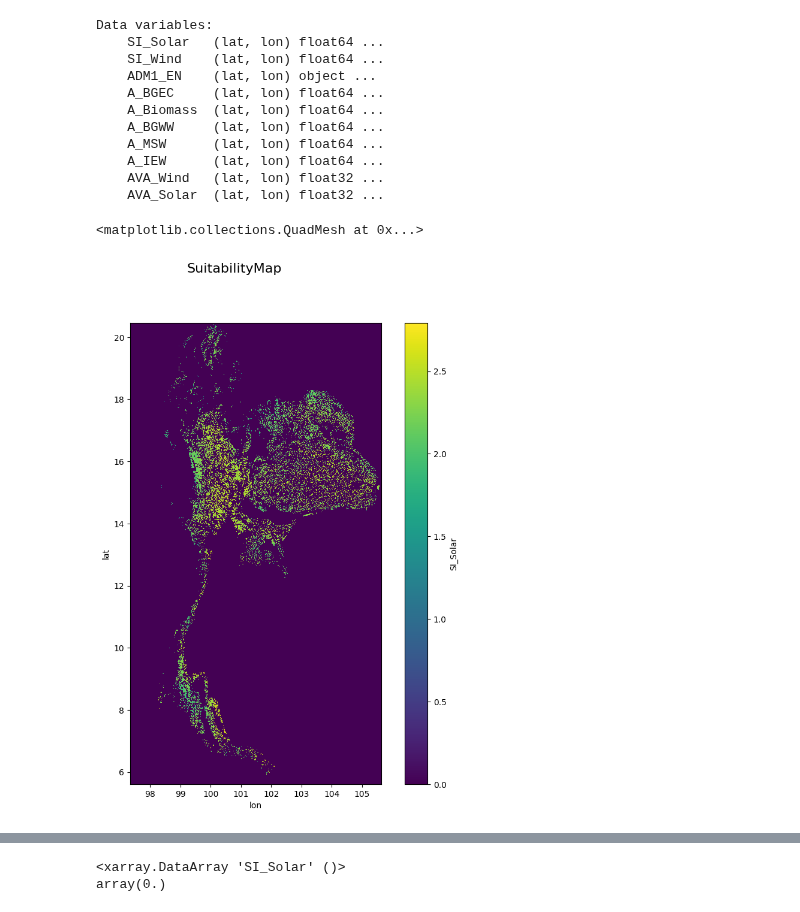
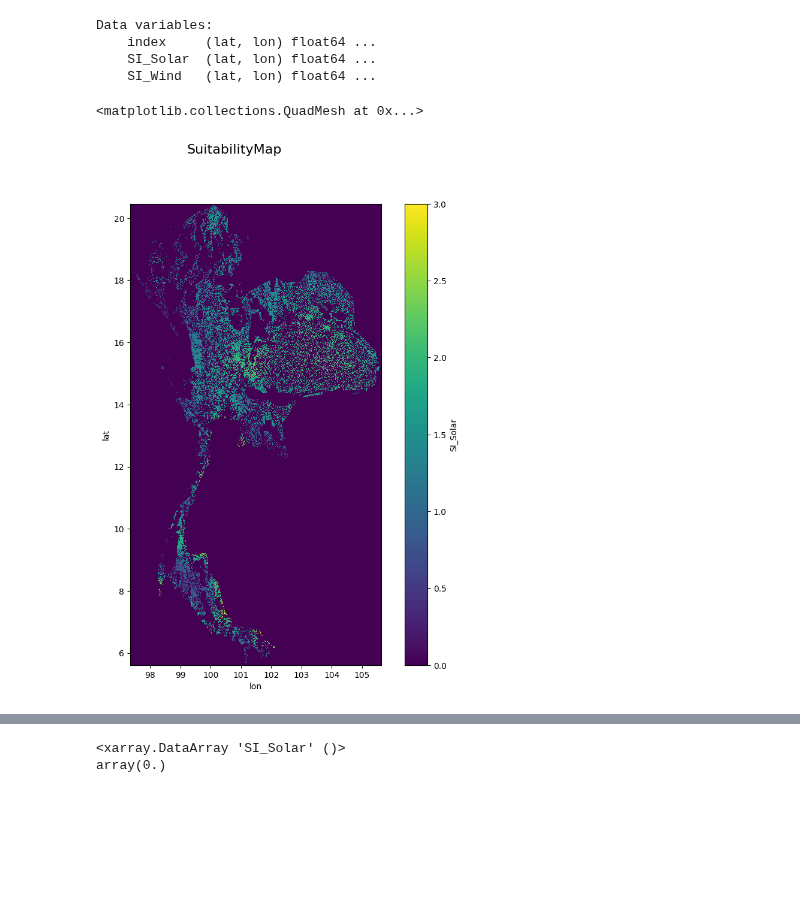
Before and after one commit to NarasetS/REPowerPlant_Siting, a Jupyter notebook: Checking_SI_map.ipynb, the cells around one changed output, grey strips where cells are left out. Drawn from its saved outputs; the diff is of its cells as text; code cells hidden in the pictures; blank space fills up the shorter version.

```diff
--- a/Checking_SI_map.ipynb
+++ b/Checking_SI_map.ipynb
@@ -16,28 +16,21 @@ max_lon = thailandmap.unary_union.bounds[2]
 max_lat = thailandmap.unary_union.bounds[1]
 min_lat = thailandmap.unary_union.bounds[3]
 # %%
-xr_landuse_suitability_index = xr.open_dataset('Output\\xr_final_SI.nc')
+xr_landuse_suitability_index = xr.open_dataset('Output\\xr_SI_resourcepotential.nc')
 print(xr_landuse_suitability_index.data_vars)
 fig, ax = plt.subplots(figsize=(10,10))
 title = 'SuitabilityMap'
 type = 'SI_Solar'
 fig.suptitle(str(title), fontsize=16)
 thailandmap.plot(ax = ax, color='none', edgecolor = 'black', zorder = 0,alpha = 0.1)
 xr_landuse_suitability_index[type].plot(ax = ax,zorder = 1)
 # %% [output]
 Data variables:
-    SI_Solar   (lat, lon) float64 ...
-    SI_Wind    (lat, lon) float64 ...
-    ADM1_EN    (lat, lon) object ...
-    A_BGEC     (lat, lon) float64 ...
-    A_Biomass  (lat, lon) float64 ...
-    A_BGWW     (lat, lon) float64 ...
-    A_MSW      (lat, lon) float64 ...
-    A_IEW      (lat, lon) float64 ...
-    AVA_Wind   (lat, lon) float32 ...
-    AVA_Solar  (lat, lon) float32 ...
+    index     (lat, lon) float64 ...
+    SI_Solar  (lat, lon) float64 ...
+    SI_Wind   (lat, lon) float64 ...
 <matplotlib.collections.QuadMesh at 0x...>
-[figure, old version]
+[figure, new version]
 # %%
 fig, ax = plt.subplots(figsize=(10,10))
 plt.hist(xr_landuse_suitability_index[type].where(xr_landuse_suitability_index[type]>0),histtype ='barstacked',bins=12)
```
Also changed, not shown: parts of 2 cells of this notebook, 1 other file.
